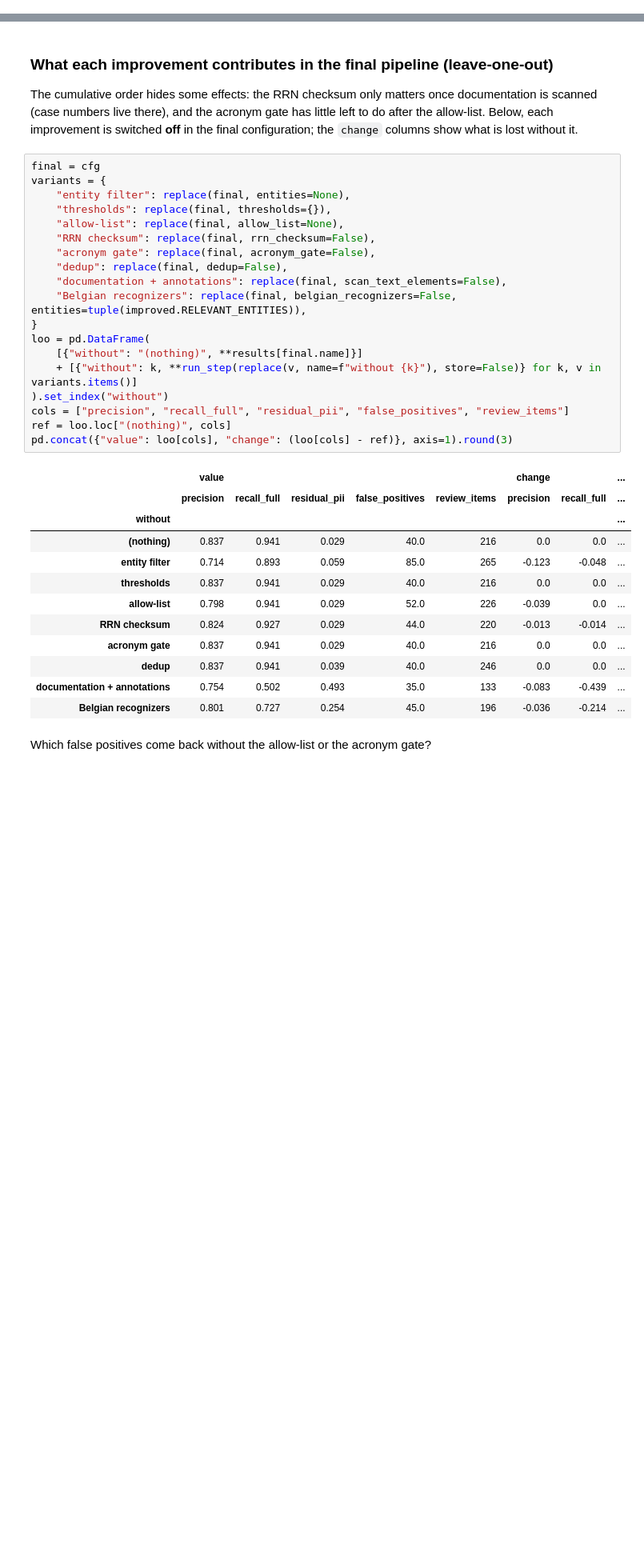
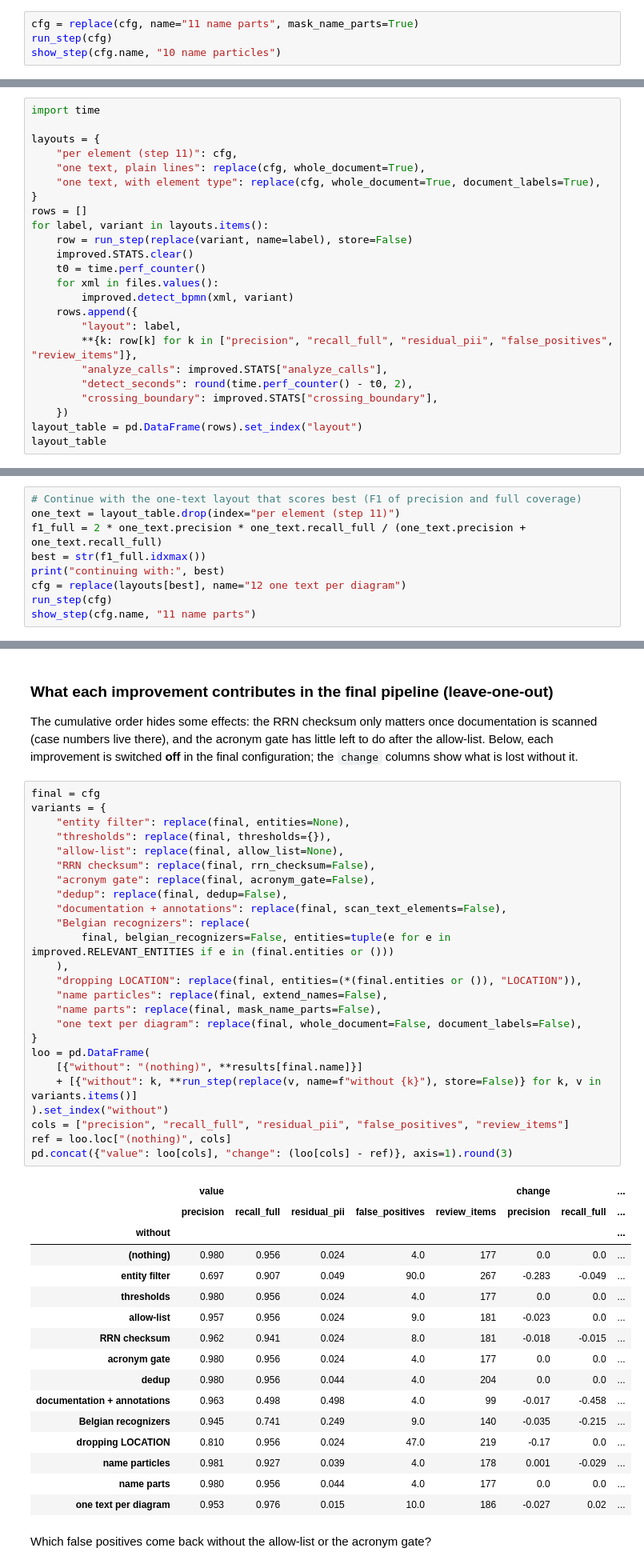
Before and after one commit to MartijnBogaert/presidio-bpmn-tryout, a Jupyter notebook: 02_improvements.ipynb, the cells around one changed output, grey strips where cells are left out. Shown at 80% size. Saved outputs shown, nothing was run; the diff lists cells and outputs as text; blank space fills up the shorter version.

```diff
--- a/02_improvements.ipynb
+++ b/02_improvements.ipynb
@@ -490,0 +583,4 @@ fp_added: 0
+# %%
+cfg = replace(cfg, name="11 name parts", mask_name_parts=True)
+run_step(cfg)
+show_step(cfg.name, "10 name particles")
@@ -490,0 +641,24 @@ fp_added: 0
+# %%
+import time
+
+layouts = {
+    "per element (step 11)": cfg,
+    "one text, plain lines": replace(cfg, whole_document=True),
+    "one text, with element type": replace(cfg, whole_document=True, document_labels=True),
+}
+rows = []
+for label, variant in layouts.items():
+    row = run_step(replace(variant, name=label), store=False)
+    improved.STATS.clear()
+    t0 = time.perf_counter()
+    for xml in files.values():
+        improved.detect_bpmn(xml, variant)
+    rows.append({
+        "layout": label,
+        **{k: row[k] for k in ["precision", "recall_full", "residual_pii", "false_positives", "review_items"]},
+        "analyze_calls": improved.STATS["analyze_calls"],
+        "detect_seconds": round(time.perf_counter() - t0, 2),
+        "crossing_boundary": improved.STATS["crossing_boundary"],
+    })
+layout_table = pd.DataFrame(rows).set_index("layout")
+layout_table
@@ -490,0 +671,9 @@ fp_added: 0
+# %%
+# Continue with the one-text layout that scores best (F1 of precision and full coverage)
+one_text = layout_table.drop(index="per element (step 11)")
+f1_full = 2 * one_text.precision * one_text.recall_full / (one_text.precision + one_text.recall_full)
+best = str(f1_full.idxmax())
+print("continuing with:", best)
+cfg = replace(layouts[best], name="12 one text per diagram")
+run_step(cfg)
+show_step(cfg.name, "11 name parts")
@@ -556,35 +802,45 @@ live there), and the acronym gate has little left to do after the allow-list. Be
 # %%
 final = cfg
 variants = {
     "entity filter": replace(final, entities=None),
     "thresholds": replace(final, thresholds={}),
     "allow-list": replace(final, allow_list=None),
     "RRN checksum": replace(final, rrn_checksum=False),
     "acronym gate": replace(final, acronym_gate=False),
     "dedup": replace(final, dedup=False),
     "documentation + annotations": replace(final, scan_text_elements=False),
-    "Belgian recognizers": replace(final, belgian_recognizers=False, entities=tuple(improved.RELEVANT_ENTITIES)),
+    "Belgian recognizers": replace(
+        final, belgian_recognizers=False, entities=tuple(e for e in improved.RELEVANT_ENTITIES if e in (final.entities or ()))
+    ),
+    "dropping LOCATION": replace(final, entities=(*(final.entities or ()), "LOCATION")),
+    "name particles": replace(final, extend_names=False),
+    "name parts": replace(final, mask_name_parts=False),
+    "one text per diagram": replace(final, whole_document=False, document_labels=False),
 }
 loo = pd.DataFrame(
     [{"without": "(nothing)", **results[final.name]}]
     + [{"without": k, **run_step(replace(v, name=f"without {k}"), store=False)} for k, v in variants.items()]
 ).set_index("without")
 cols = ["precision", "recall_full", "residual_pii", "false_positives", "review_items"]
 ref = loo.loc["(nothing)", cols]
 pd.concat({"value": loo[cols], "change": (loo[cols] - ref)}, axis=1).round(3)
 # %% [output]
 |  | value |  |  |  |  | change |  | ... |
 |  | precision | recall_full | residual_pii | false_positives | review_items | precision | recall_full | ... |
 | without |  |  |  |  |  |  |  | ... |
-| (nothing) | 0.837 | 0.941 | 0.029 | 40.0 | 216 | 0.0 | 0.0 | ... |
-| entity filter | 0.714 | 0.893 | 0.059 | 85.0 | 265 | -0.123 | -0.048 | ... |
-| thresholds | 0.837 | 0.941 | 0.029 | 40.0 | 216 | 0.0 | 0.0 | ... |
-| allow-list | 0.798 | 0.941 | 0.029 | 52.0 | 226 | -0.039 | 0.0 | ... |
-| RRN checksum | 0.824 | 0.927 | 0.029 | 44.0 | 220 | -0.013 | -0.014 | ... |
-| acronym gate | 0.837 | 0.941 | 0.029 | 40.0 | 216 | 0.0 | 0.0 | ... |
-| dedup | 0.837 | 0.941 | 0.039 | 40.0 | 246 | 0.0 | 0.0 | ... |
-| documentation + annotations | 0.754 | 0.502 | 0.493 | 35.0 | 133 | -0.083 | -0.439 | ... |
-| Belgian recognizers | 0.801 | 0.727 | 0.254 | 45.0 | 196 | -0.036 | -0.214 | ... |
+| (nothing) | 0.980 | 0.956 | 0.024 | 4.0 | 177 | 0.0 | 0.0 | ... |
+| entity filter | 0.697 | 0.907 | 0.049 | 90.0 | 267 | -0.283 | -0.049 | ... |
+| thresholds | 0.980 | 0.956 | 0.024 | 4.0 | 177 | 0.0 | 0.0 | ... |
+| allow-list | 0.957 | 0.956 | 0.024 | 9.0 | 181 | -0.023 | 0.0 | ... |
+| RRN checksum | 0.962 | 0.941 | 0.024 | 8.0 | 181 | -0.018 | -0.015 | ... |
+| acronym gate | 0.980 | 0.956 | 0.024 | 4.0 | 177 | 0.0 | 0.0 | ... |
+| dedup | 0.980 | 0.956 | 0.044 | 4.0 | 204 | 0.0 | 0.0 | ... |
+| documentation + annotations | 0.963 | 0.498 | 0.498 | 4.0 | 99 | -0.017 | -0.458 | ... |
+| Belgian recognizers | 0.945 | 0.741 | 0.249 | 9.0 | 140 | -0.035 | -0.215 | ... |
+| dropping LOCATION | 0.810 | 0.956 | 0.024 | 47.0 | 219 | -0.17 | 0.0 | ... |
+| name particles | 0.981 | 0.927 | 0.039 | 4.0 | 178 | 0.001 | -0.029 | ... |
+| name parts | 0.980 | 0.956 | 0.044 | 4.0 | 177 | 0.0 | 0.0 | ... |
+| one text per diagram | 0.953 | 0.976 | 0.015 | 10.0 | 186 | -0.027 | 0.02 | ... |
 # %% [markdown]
 Which false positives come back without the allow-list or the acronym gate?
 # %%
```
Also changed, not shown: parts of 31 cells of this notebook, 1 other file.
